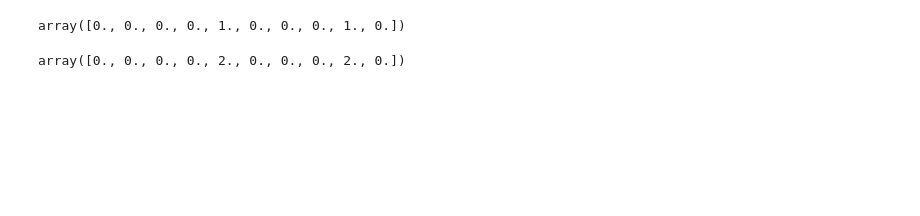
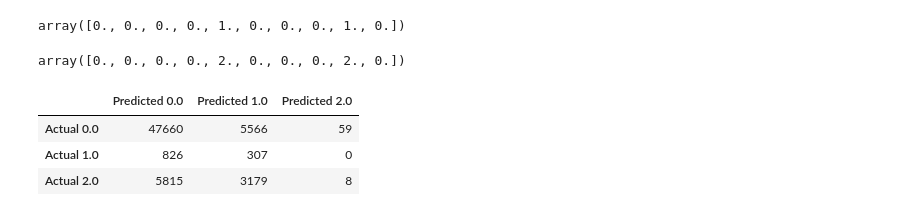
Before and after one commit to n-hundenborn/diabetes-forecasting, a Jupyter notebook: model_training.ipynb, the cells around one changed output. Cells and saved outputs as stored; diff of their text form; code cells hidden in the pictures; blank space fills up the shorter version.

```diff
--- a/model_training.ipynb
+++ b/model_training.ipynb
@@ -299,3 +337,23 @@ array([0., 0., 0., 0., 1., 0., 0., 0., 1., 0.])
 np.array(y_test)[:10]
 # %% [output]
 array([0., 0., 0., 0., 2., 0., 0., 0., 2., 0.])
+# %%
+from sklearn.utils.multiclass import unique_labels
+from sklearn.metrics import confusion_matrix, multilabel_confusion_matrix, classification_report
+import seaborn as sns
+unique_labels(y_test)
+
+def plot1(y_true, y_predictions):
+    labels = unique_labels(y_test)
+    column = [f'Predicted {label}' for label in labels]
+    indices = [f'Actual {label}' for label in labels]
+    table = pd.DataFrame(confusion_matrix(y_true, y_predictions), columns = column, index = indices)
+
+    return table
+
+plot1(y_test, y_pred)
+# %% [output]
+|  | Predicted 0.0 | Predicted 1.0 | Predicted 2.0 |
+| Actual 0.0 | 47660 | 5566 | 59 |
+| Actual 1.0 | 826 | 307 | 0 |
+| Actual 2.0 | 5815 | 3179 | 8 |
```
Also changed, not shown: parts of 43 cells of this notebook.
